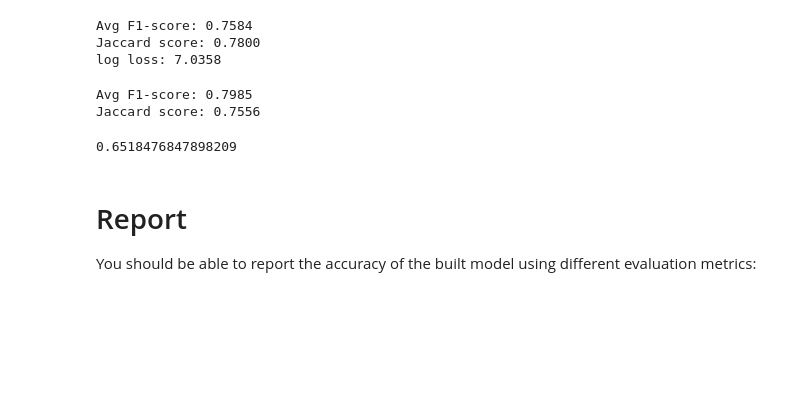
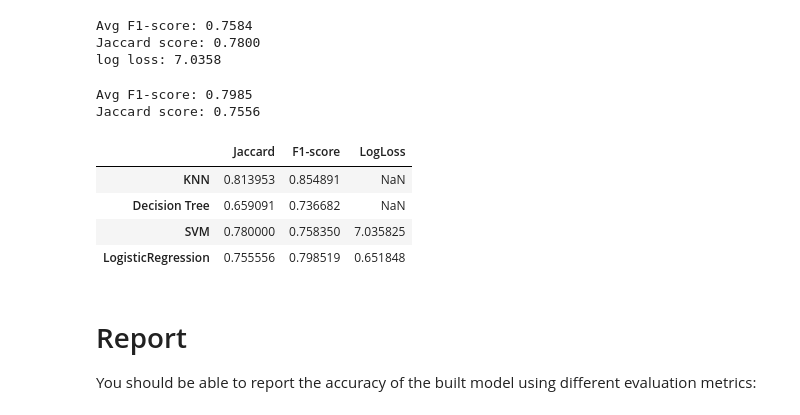
Before and after one commit to EricHexin/capstone_project_data_science, a Jupyter notebook: Final_Assignment.ipynb, the cells around one changed output. Cells and saved outputs as stored; diff of their text form; code cells hidden in the pictures; blank space fills up the shorter version.

```diff
--- a/Final_Assignment.ipynb
+++ b/Final_Assignment.ipynb
@@ -572,8 +581,12 @@ predTree = drugTree.predict(X_testAll)
 print (predTree [0:5])
 print (y_testAll [0:5])
 print("DecisionTrees's Accuracy: ", metrics.accuracy_score(y_testAll, predTree))
-print("Avg F1-score: %.4f" % f1_score(y_testAll, predTree, average='weighted'))
-print("Jaccard score: %.4f" % jaccard_score(y_testAll, predTree, pos_label="PAIDOFF"))
+
+F1[1] = f1_score(y_testAll, predTree, average='weighted')
+Jaccard[1]= jaccard_score(y_testAll, predTree, pos_label="PAIDOFF")
+
+print("Avg F1-score: %.4f" % F1[1])
+print("Jaccard score: %.4f" % Jaccard[1])
 # %% [output]
 ['PAIDOFF' 'PAIDOFF' 'PAIDOFF' 'COLLECTION' 'COLLECTION']
 ['PAIDOFF' 'PAIDOFF' 'PAIDOFF' 'PAIDOFF' 'PAIDOFF']
@@ -583,14 +596,20 @@ Jaccard score: 0.6591
 # %%
 #SVM test
 yhat3 = clf.predict(X_testAll)
-print("Avg F1-score: %.4f" % f1_score(y_testAll, yhat3, average='weighted'))
-print("Jaccard score: %.4f" % jaccard_score(y_testAll, yhat3, pos_label="PAIDOFF"))
+
+F1[2] = f1_score(y_testAll, yhat3, average='weighted')
+Jaccard[2]= jaccard_score(y_testAll, yhat3, pos_label="PAIDOFF")
+
+print("Avg F1-score: %.4f" % F1[2] )
+print("Jaccard score: %.4f" % Jaccard[2])
 from sklearn.metrics import log_loss
 
 le = preprocessing.LabelEncoder()
 le.fit(['COLLECTION', 'PAIDOFF'])
 y_testAll1 = le.transform(y_testAll)
 yhat33 = le.transform(yhat3)
+
+LogLoss[2]= log_loss(y_testAll, yhat33)
 print("log loss: %.4f" % log_loss(y_testAll, yhat33))
 # %% [output]
 Avg F1-score: 0.7584
@@ -602,19 +621,29 @@ log loss: 7.0358
 yhat4 = LR.predict(X_testAll)
 yhat4
 
+F1[3] = f1_score(y_testAll, yhat4, average='weighted')
+Jaccard[3]= jaccard_score(y_testAll, yhat4,pos_label= "PAIDOFF")
+
 yhat_prob4 = LR.predict_proba(X_testAll)
 
-print("Avg F1-score: %.4f" % f1_score(y_testAll, yhat4, average='weighted'))
+print("Avg F1-score: %.4f" % F1[3])
 from sklearn.metrics import jaccard_score
-print("Jaccard score: %.4f" % jaccard_score(y_testAll, yhat4,pos_label= "PAIDOFF"))
+print("Jaccard score: %.4f" % Jaccard[3])
 # %% [output]
 Avg F1-score: 0.7985
 Jaccard score: 0.7556
 # %%
 from sklearn.metrics import log_loss
-log_loss(y_testAll, yhat_prob4)
+LogLoss[3] = log_loss(y_testAll, yhat_prob4)
-# %% [output]
-0.6518476847898209
+# %%
+Report = pd.DataFrame({"Jaccard":Jaccard, "F1-score":F1, "LogLoss":LogLoss}, index=Algorithm)
+Report
+# %% [output]
+|  | Jaccard | F1-score | LogLoss |
+| KNN | 0.813953 | 0.854891 | NaN |
+| Decision Tree | 0.659091 | 0.736682 | NaN |
+| SVM | 0.780000 | 0.758350 | 7.035825 |
+| LogisticRegression | 0.755556 | 0.798519 | 0.651848 |
 # %% [markdown]
 # Report
 
```
Also changed, not shown: parts of 2 cells of this notebook.
